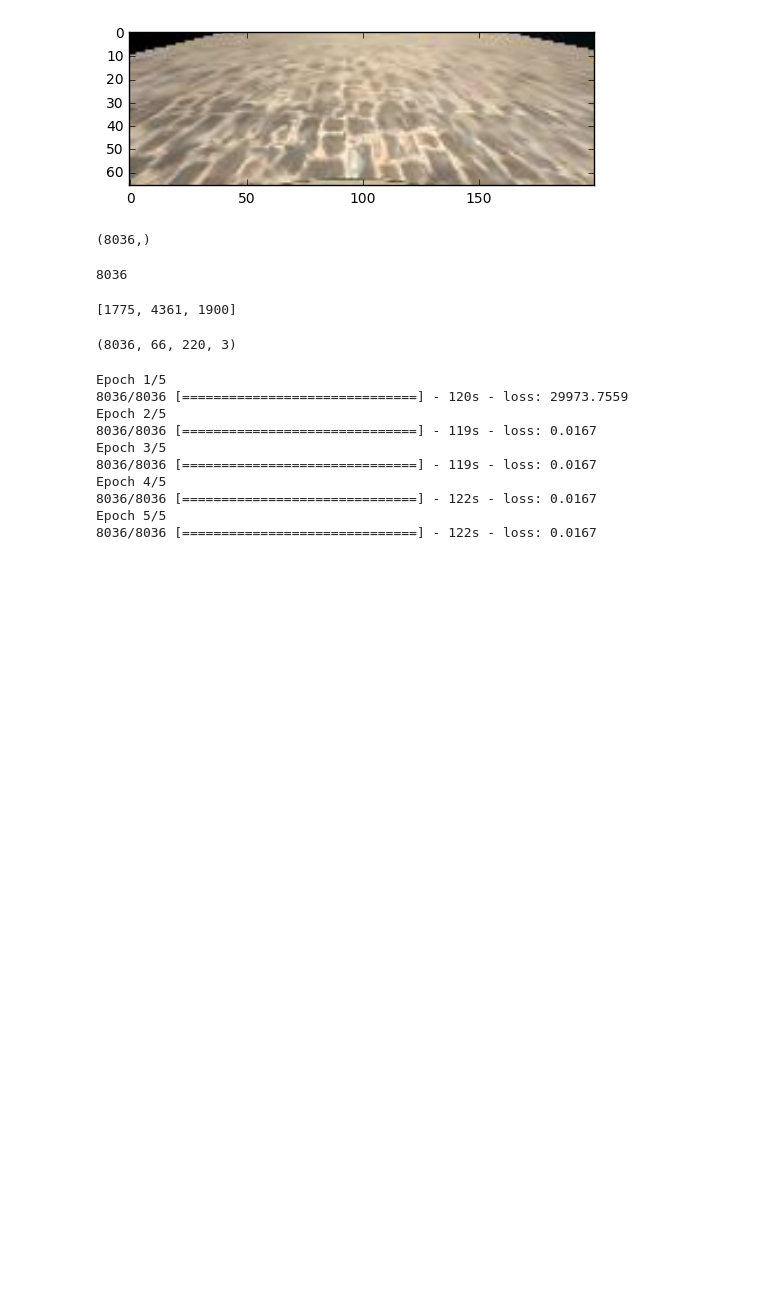
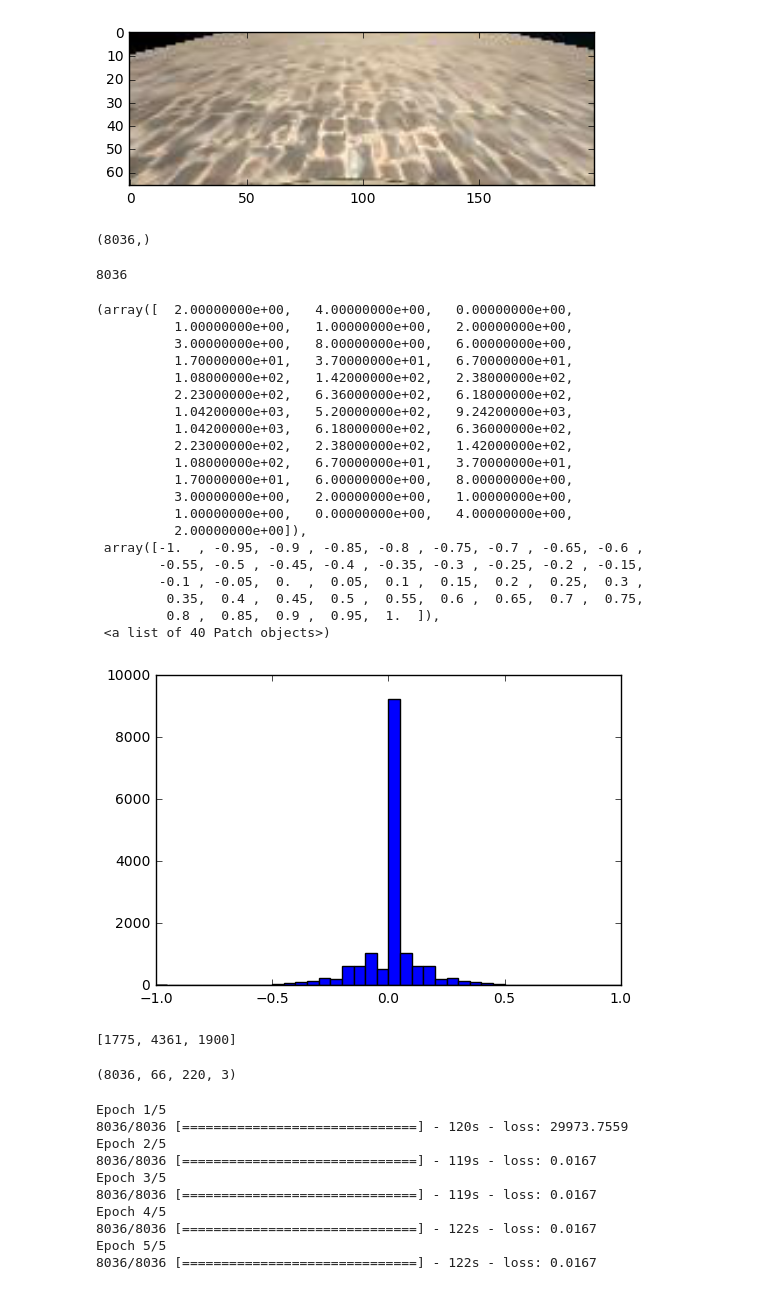
Before and after one commit to olegleyz/sdcnd-p3-behavioral-cloning-, a Jupyter notebook: workbook.ipynb, the cells around one changed output. Cells and saved outputs as stored; diff of their text form; code cells hidden in the pictures; blank space fills up the shorter version.

```diff
--- a/workbook.ipynb
+++ b/workbook.ipynb
@@ -51,23 +49,47 @@ arr_size = len(data)
 X_train=np.empty((2*arr_size,66,220,3))
 y_train=np.empty((2*arr_size))
 
-for i in range(0,2*arr_size,2):
-    row = next(data.iterrows())[1]
-    if row.steering == 0:
-        X_train[i] = plt.imread(data_dir + row.left.strip())[74:74+66,50:270,:]
-        y_train[i] = row.steering
-        X_train[i+1] = plt.imread(data_dir + row.right.strip())[74:74+66,50:270,:]
-        y_train[i+1] = row.steering
-    elif row.steering > 0:
-        X_train[i] = plt.imread(data_dir + row.left.strip())[74:74+66,50:270,:]
-        y_train[i] = row.steering
-        X_train[i+1] = plt.imread(data_dir + row.right.strip())[74:74+66,50:270,:]
-        y_train[i+1] = row.steering*(-1)
+for i,val in enumerate(data.iterrows()):
+
+    if val[1].steering == 0:
+        X_train[2*i] = plt.imread(data_dir + val[1].left.strip())[74:74+66,50:270,:]
+        y_train[2*i] = val[1].steering
+        X_train[2*i+1] = plt.imread(data_dir + val[1].right.strip())[74:74+66,50:270,:]
+        y_train[2*i+1] = val[1].steering
+    elif val[1].steering > 0:
+        X_train[2*i] = plt.imread(data_dir + val[1].left.strip())[74:74+66,50:270,:]
+        y_train[2*i] = val[1].steering
+        X_train[2*i+1] = plt.imread(data_dir + val[1].right.strip())[74:74+66,50:270,:]
+        y_train[2*i+1] = val[1].steering*(-1)
     else:
-        X_train[i] = plt.imread(data_dir + row.right.strip())[74:74+66,50:270,:]
-        y_train[i] = row.steering
-        X_train[i+1] = plt.imread(data_dir + row.left.strip())[74:74+66,50:270,:]
-        y_train[i+1] = row.steering * (-1)
+        X_train[2*i] = plt.imread(data_dir + val[1].right.strip())[74:74+66,50:270,:]
+        y_train[2*i] = val[1].steering
+        X_train[2*i+1] = plt.imread(data_dir + val[1].left.strip())[74:74+66,50:270,:]
+        y_train[2*i+1] = val[1].steering * (-1)
+# %%
+plt.hist(y_train,bins=40)
+# %% [output]
+(array([  2.00000000e+00,   4.00000000e+00,   0.00000000e+00,
+          1.00000000e+00,   1.00000000e+00,   2.00000000e+00,
+          3.00000000e+00,   8.00000000e+00,   6.00000000e+00,
+          1.70000000e+01,   3.70000000e+01,   6.70000000e+01,
+          1.08000000e+02,   1.42000000e+02,   2.38000000e+02,
+          2.23000000e+02,   6.36000000e+02,   6.18000000e+02,
+          1.04200000e+03,   5.20000000e+02,   9.24200000e+03,
+          1.04200000e+03,   6.18000000e+02,   6.36000000e+02,
+          2.23000000e+02,   2.38000000e+02,   1.42000000e+02,
+          1.08000000e+02,   6.70000000e+01,   3.70000000e+01,
+          1.70000000e+01,   6.00000000e+00,   8.00000000e+00,
+          3.00000000e+00,   2.00000000e+00,   1.00000000e+00,
+          1.00000000e+00,   0.00000000e+00,   4.00000000e+00,
+          2.00000000e+00]),
+ array([-1.  , -0.95, -0.9 , -0.85, -0.8 , -0.75, -0.7 , -0.65, -0.6 ,
+        -0.55, -0.5 , -0.45, -0.4 , -0.35, -0.3 , -0.25, -0.2 , -0.15,
+        -0.1 , -0.05,  0.  ,  0.05,  0.1 ,  0.15,  0.2 ,  0.25,  0.3 ,
+         0.35,  0.4 ,  0.45,  0.5 ,  0.55,  0.6 ,  0.65,  0.7 ,  0.75,
+         0.8 ,  0.85,  0.9 ,  0.95,  1.  ]),
+ <a list of 40 Patch objects>)
+[figure, added]
 # %%
 # choose left image is turn to the right, etc.
 arr_size = len(y_train)
```
Also changed, not shown: parts of 3 cells of this notebook, 2 other files.
